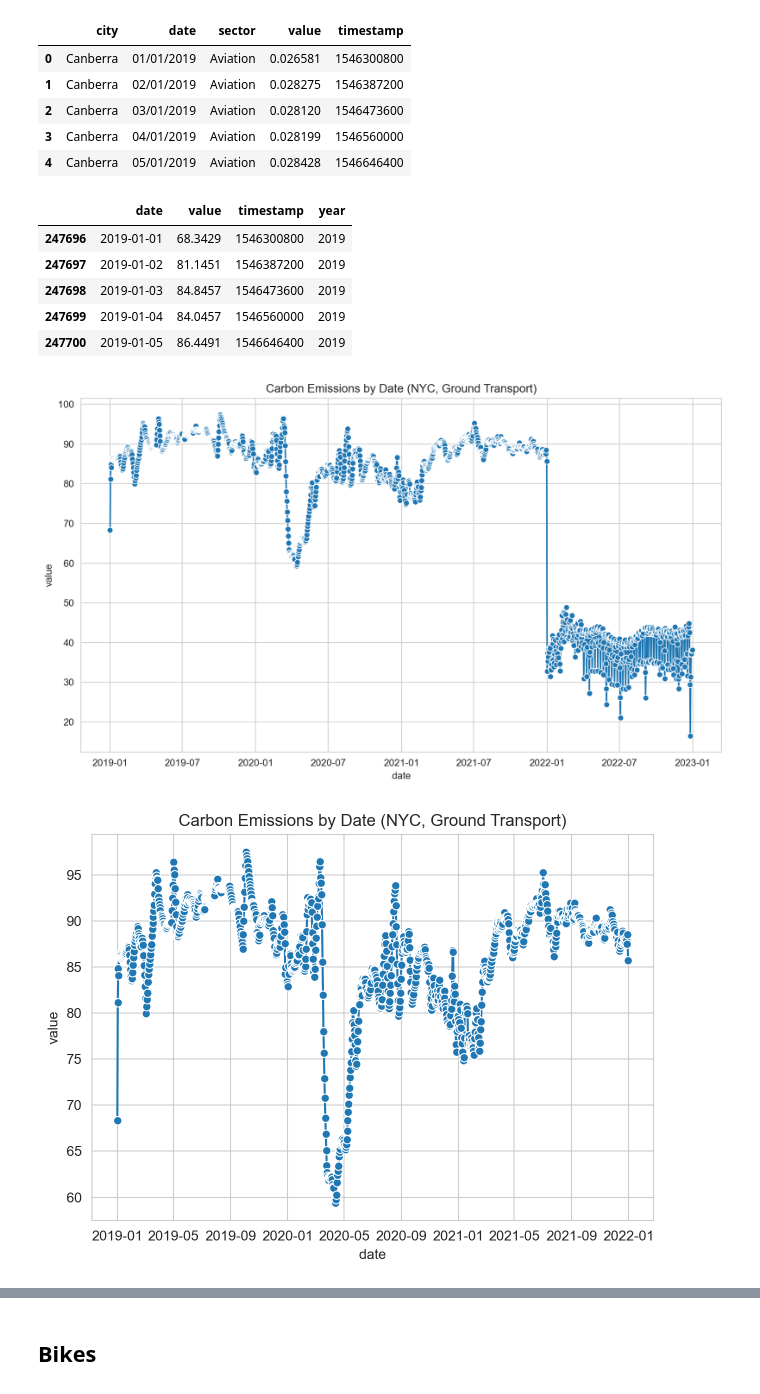
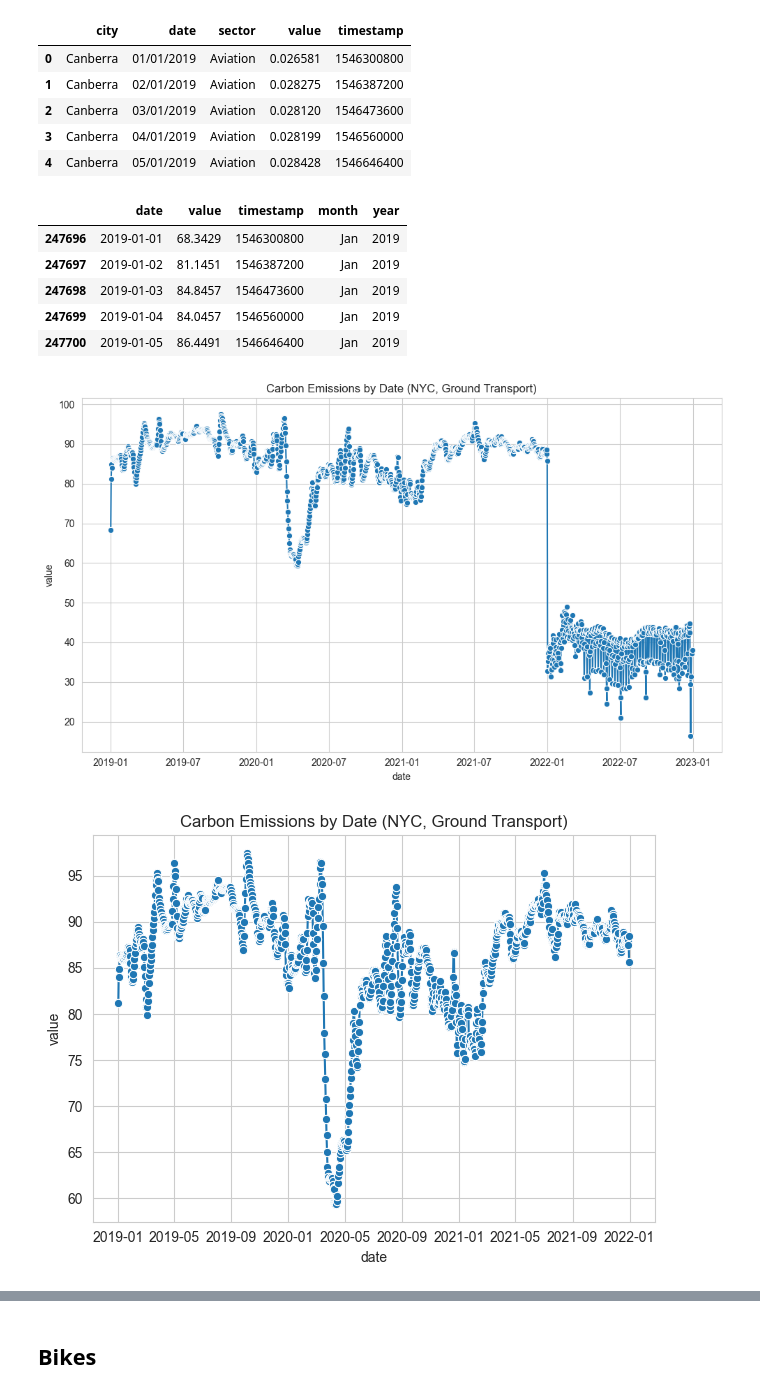
Before and after one commit to nallen19/DSandML, a Jupyter notebook: Project/Project.ipynb, the cells around one changed output, grey strips where cells are left out. Saved outputs shown, nothing was run; the diff lists cells and outputs as text; code cells hidden in the pictures.

Commit message:
Graphs and Weather vs Emissions

```diff
--- a/Project/Project.ipynb
+++ b/Project/Project.ipynb
@@ -37,18 +40,19 @@ df_emissions.head()
 df_emissions_clean = df_emissions[(df_emissions['city'] == "New York (Greater)") &
                                      (df_emissions['sector'] == "Ground Transport")].copy()
 df_emissions_clean['date'] = pd.to_datetime(df_emissions_clean['date'], format='%d/%m/%Y')
+df_emissions_clean['month'] = df_emissions_clean['date'].dt.month.apply(lambda x: calendar.month_abbr[x])
 df_emissions_clean['year'] = df_emissions_clean['date'].dt.year
 df_emissions_clean['date'] = df_emissions_clean['date'].dt.date
 
 df_emissions_clean.drop(columns=['city', 'sector'], inplace=True)
 df_emissions_clean.head()
 # %% [output]
-|  | date | value | timestamp | year |
-| 247696 | 2019-01-01 | 68.3429 | 1546300800 | 2019 |
-| 247697 | 2019-01-02 | 81.1451 | 1546387200 | 2019 |
-| 247698 | 2019-01-03 | 84.8457 | 1546473600 | 2019 |
-| 247699 | 2019-01-04 | 84.0457 | 1546560000 | 2019 |
-| 247700 | 2019-01-05 | 86.4491 | 1546646400 | 2019 |
+|  | date | value | timestamp | month | year |
+| 247696 | 2019-01-01 | 68.3429 | 1546300800 | Jan | 2019 |
+| 247697 | 2019-01-02 | 81.1451 | 1546387200 | Jan | 2019 |
+| 247698 | 2019-01-03 | 84.8457 | 1546473600 | Jan | 2019 |
+| 247699 | 2019-01-04 | 84.0457 | 1546560000 | Jan | 2019 |
+| 247700 | 2019-01-05 | 86.4491 | 1546646400 | Jan | 2019 |
 # %%
 sns.set_style("whitegrid")
 plt.figure(figsize=(10, 6))
@@ -58,12 +62,13 @@ plt.title('Carbon Emissions by Date (NYC, Ground Transport)')
 plt.tight_layout()
 plt.show()
 # %% [output]
-[figure, old version]
+[figure, new version]
 # %%
 df_emissions_clean = df_emissions_clean[df_emissions_clean['year'] != 2022]
+df_emissions_clean.drop(247696, inplace=True)
 sns.lineplot(x='date', y='value', data=df_emissions_clean, marker='o')
 plt.title('Carbon Emissions by Date (NYC, Ground Transport)')
 plt.tight_layout()
 plt.show()
 # %% [output]
-[figure, old version]
+[figure, new version]
```
Also changed, not shown: parts of 36 cells of this notebook.
